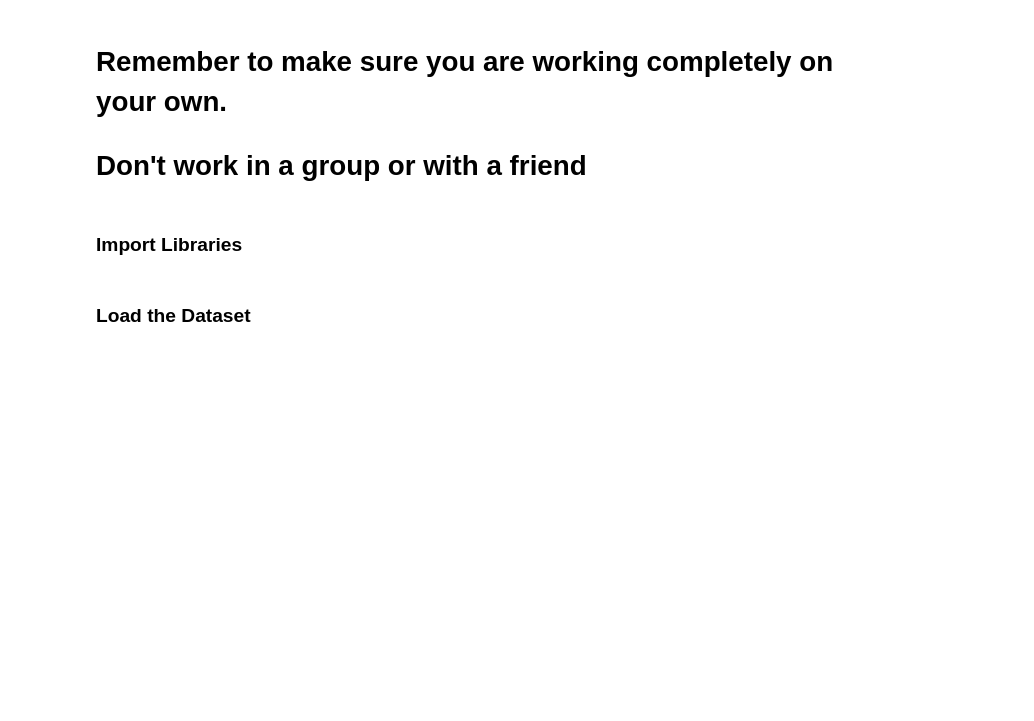
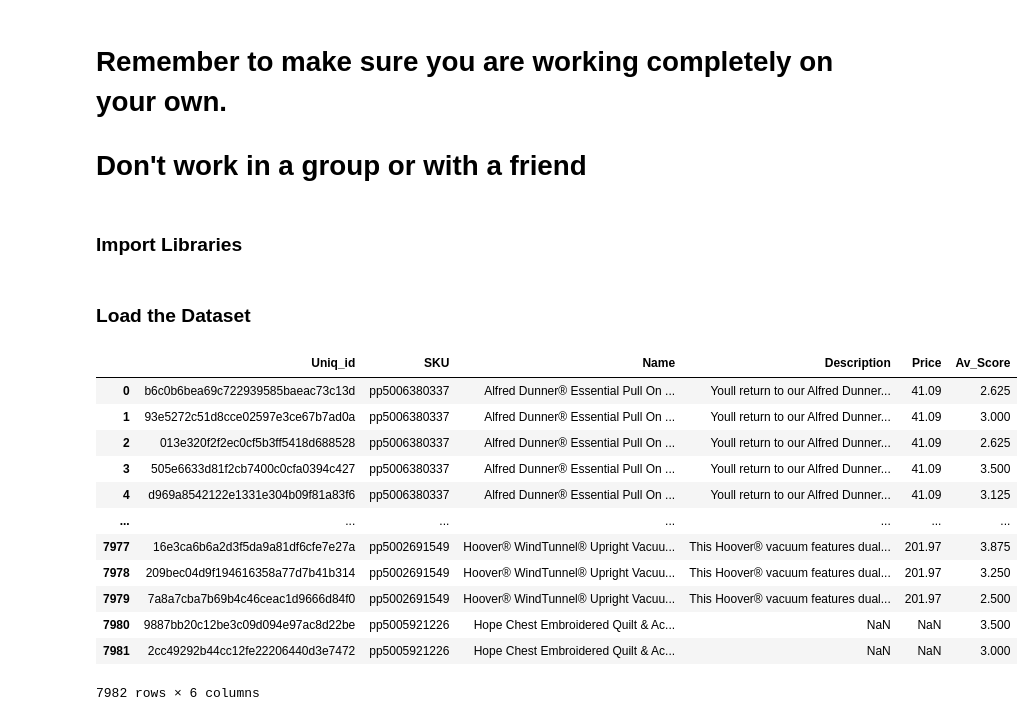
Before and after one commit to Malki9/3601763_BD2, a Jupyter notebook: 3601763_BD2.ipynb, the cells around one changed output. Drawn from its saved outputs; the diff is of its cells as text; code cells hidden in the pictures; blank space fills up the shorter version.

Commit message:
Loaded the csv files

```diff
--- a/3601763_BD2.ipynb
+++ b/3601763_BD2.ipynb
@@ -117,3 +117,24 @@ import pandas as pd
 import pandas as np
 # %% [markdown]
 ### Load the Dataset
+# %%
+#create variables and loaded the required datasets
+products = pd.read_csv('/content/products.csv')
+reviews = pd.read_csv('/content/reviews.csv')
+users = pd.read_csv('/content/users.csv')
+# %%
+products
+# %% [output]
+|  | Uniq_id | SKU | Name | Description | Price | Av_Score |
+| 0 | b6c0b6bea69c722939585baeac73c13d | pp5006380337 | Alfred Dunner® Essential Pull On ... | Youll return to our Alfred Dunner... | 41.09 | 2.625 |
+| 1 | 93e5272c51d8cce02597e3ce67b7ad0a | pp5006380337 | Alfred Dunner® Essential Pull On ... | Youll return to our Alfred Dunner... | 41.09 | 3.000 |
+| 2 | 013e320f2f2ec0cf5b3ff5418d688528 | pp5006380337 | Alfred Dunner® Essential Pull On ... | Youll return to our Alfred Dunner... | 41.09 | 2.625 |
+| 3 | 505e6633d81f2cb7400c0cfa0394c427 | pp5006380337 | Alfred Dunner® Essential Pull On ... | Youll return to our Alfred Dunner... | 41.09 | 3.500 |
+| 4 | d969a8542122e1331e304b09f81a83f6 | pp5006380337 | Alfred Dunner® Essential Pull On ... | Youll return to our Alfred Dunner... | 41.09 | 3.125 |
+| ... | ... | ... | ... | ... | ... | ... |
+| 7977 | 16e3ca6b6a2d3f5da9a81df6cfe7e27a | pp5002691549 | Hoover® WindTunnel® Upright Vacuu... | This Hoover® vacuum features dual... | 201.97 | 3.875 |
+| 7978 | 209bec04d9f194616358a77d7b41b314 | pp5002691549 | Hoover® WindTunnel® Upright Vacuu... | This Hoover® vacuum features dual... | 201.97 | 3.250 |
+| 7979 | 7a8a7cba7b69b4c46ceac1d9666d84f0 | pp5002691549 | Hoover® WindTunnel® Upright Vacuu... | This Hoover® vacuum features dual... | 201.97 | 2.500 |
+| 7980 | 9887bb20c12be3c09d094e97ac8d22be | pp5005921226 | Hope Chest Embroidered Quilt & Ac... | NaN | NaN | 3.500 |
+| 7981 | 2cc49292b44cc12fe22206440d3e7472 | pp5005921226 | Hope Chest Embroidered Quilt & Ac... | NaN | NaN | 3.000 |
+7982 rows × 6 columns
```
Also changed, not shown: parts of 3 cells of this notebook.
